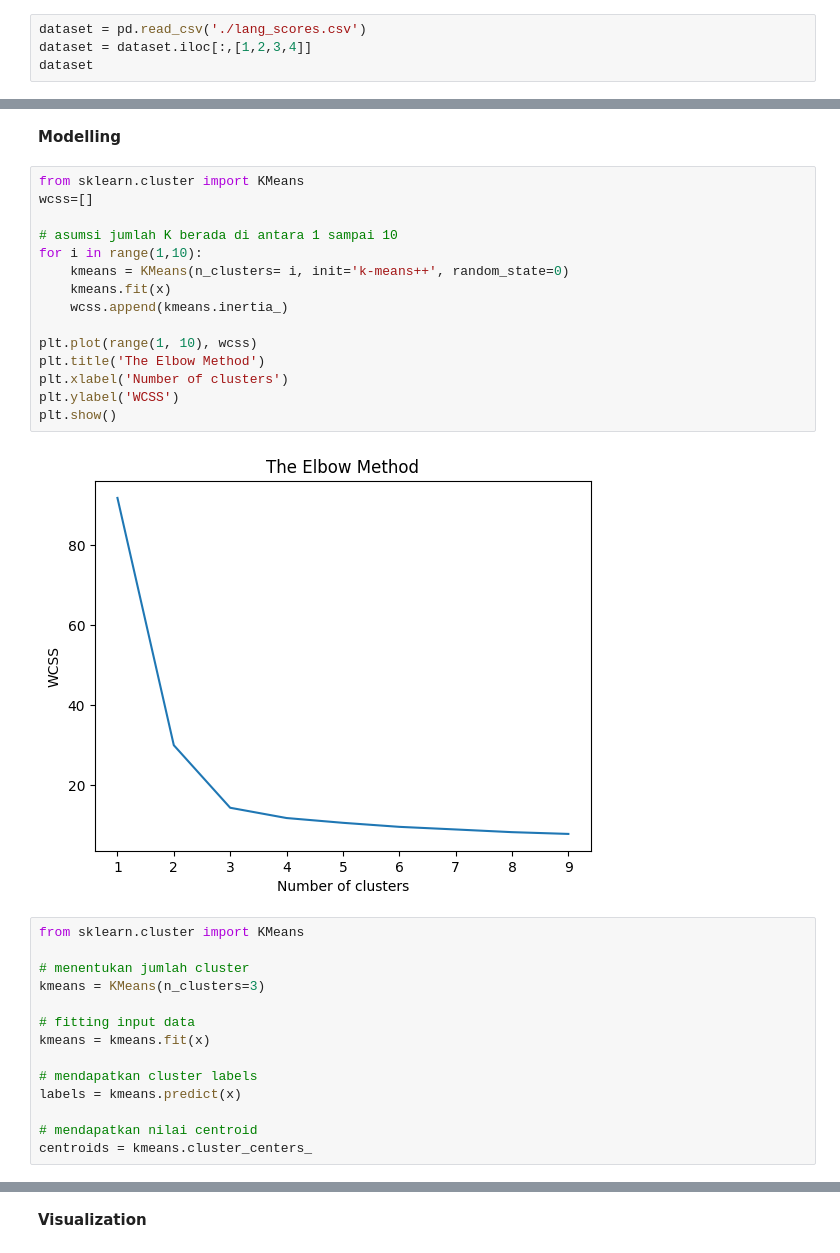
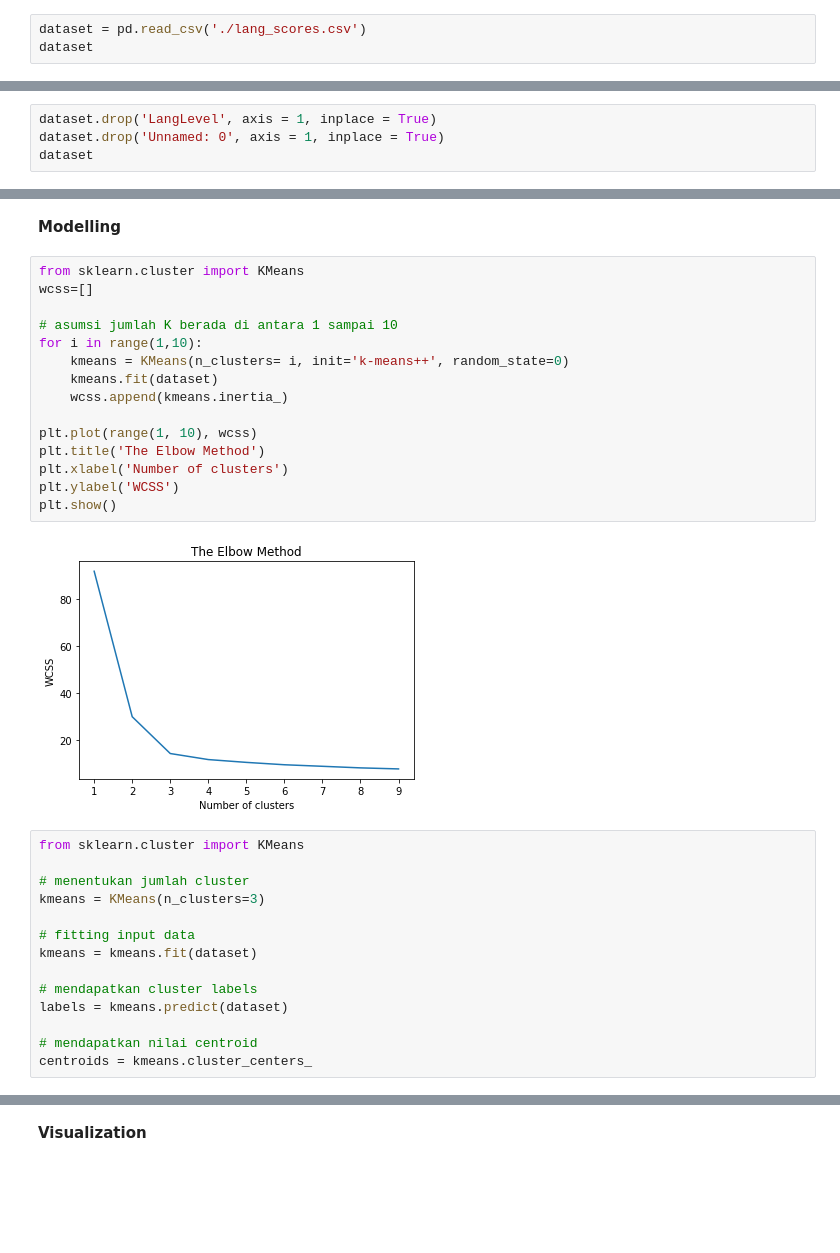
Before and after one commit to AndiraFaqih/Velocity, a Jupyter notebook: model/Language_Level.ipynb, the cells around one changed output, grey strips where cells are left out. Saved outputs shown, nothing was run; the diff lists cells and outputs as text; blank space fills up the shorter version.

```diff
--- a/model/Language_Level.ipynb
+++ b/model/Language_Level.ipynb
@@ -9,6 +9,5 @@ from matplotlib import pyplot as plt
 **Data Understanding**
 # %%
 dataset = pd.read_csv('./lang_scores.csv')
-dataset = dataset.iloc[:,[1,2,3,4]]
 dataset
 # %% [output]
@@ -27,0 +27,4 @@ dataset
+# %%
+dataset.drop('LangLevel', axis = 1, inplace = True)
+dataset.drop('Unnamed: 0', axis = 1, inplace = True)
+dataset
@@ -70,20 +87,20 @@ x
 # %%
 from sklearn.cluster import KMeans
 wcss=[]
 
 # asumsi jumlah K berada di antara 1 sampai 10
 for i in range(1,10):
     kmeans = KMeans(n_clusters= i, init='k-means++', random_state=0)
-    kmeans.fit(x)
+    kmeans.fit(dataset)
     wcss.append(kmeans.inertia_)
 
 plt.plot(range(1, 10), wcss)
 plt.title('The Elbow Method')
 plt.xlabel('Number of clusters')
 plt.ylabel('WCSS')
 plt.show()
 # %% [output]
-[figure, old version]
+[figure, new version]
 # %%
 from sklearn.cluster import KMeans
 
@@ -91,10 +108,10 @@ from sklearn.cluster import KMeans
 kmeans = KMeans(n_clusters=3)
 
 # fitting input data
-kmeans = kmeans.fit(x)
+kmeans = kmeans.fit(dataset)
 
 # mendapatkan cluster labels
-labels = kmeans.predict(x)
+labels = kmeans.predict(dataset)
 
 # mendapatkan nilai centroid
 centroids = kmeans.cluster_centers_
```
Also changed, not shown: parts of 14 cells of this notebook, 1 other file.
